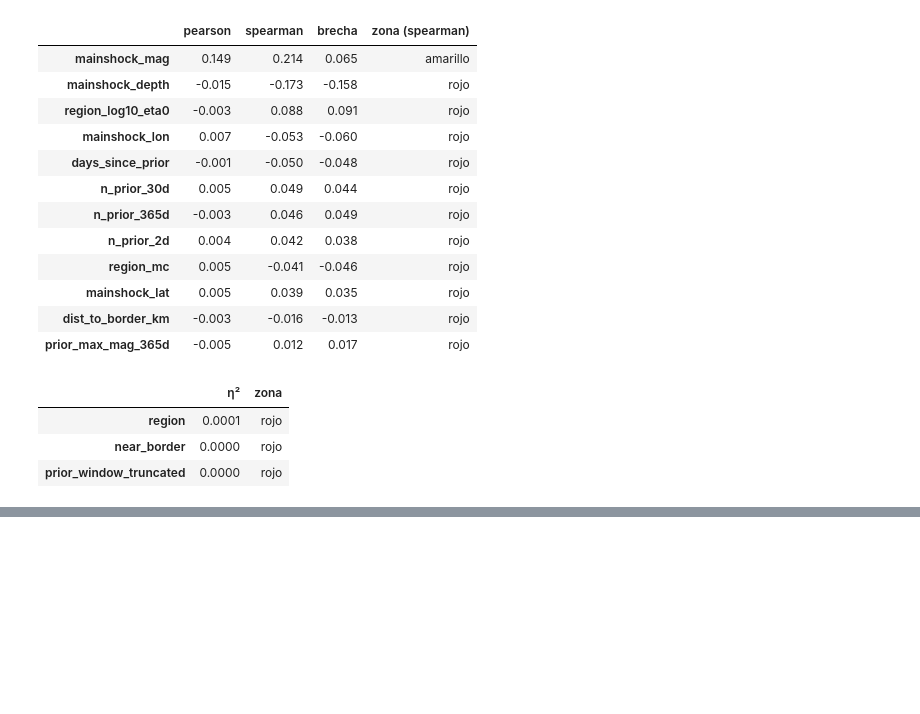
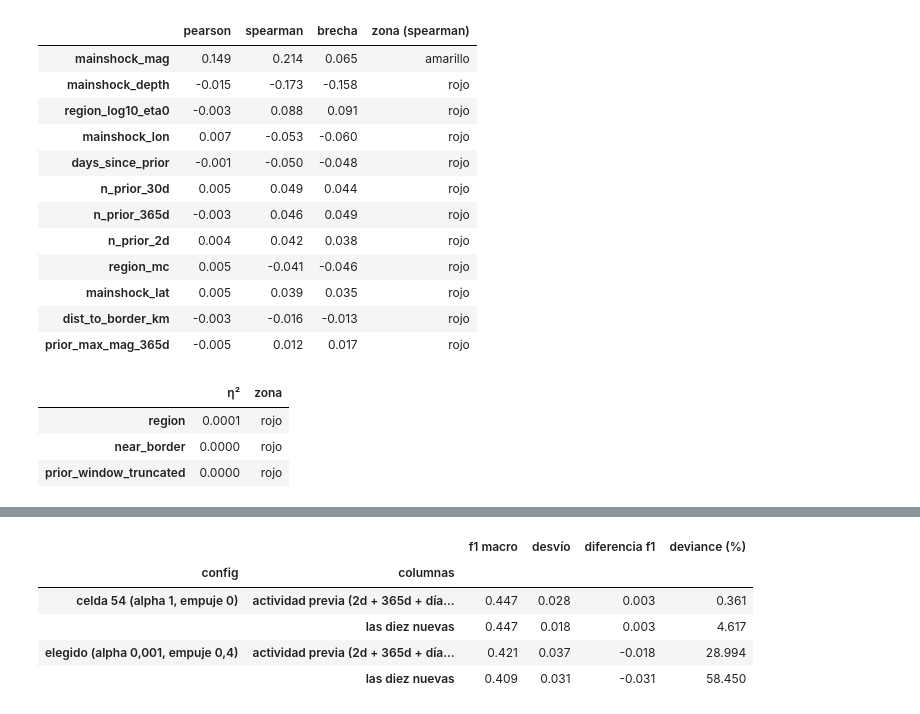
Before and after one commit to ElPacho21/Sismia, a Jupyter notebook: notebooks/Análisis Exploratorio (dataset final).ipynb, the cells around one changed output, grey strips where cells are left out. Drawn from its saved outputs; the diff is of its cells as text; code cells hidden in the pictures; blank space fills up the shorter version.

```diff
--- a/notebooks/Análisis Exploratorio (dataset final).ipynb
+++ b/notebooks/Análisis Exploratorio (dataset final).ipynb
@@ -460,0 +594,19 @@ f1 macro por más que el desvío. La latitud y la longitud se habían descartado
+# %%
+# ¿y juntas?
+grupos = {"actividad previa (2d + 365d + días + máx. mag.)": ["n_prior_2d", "n_prior_365d", "days_since_prior", "prior_max_mag_365d"],
+          "las diez nuevas": NUEVAS}
+filas = []
+for config, (alpha, empuje) in CONFIGS.items():
+    f1_base, dev_base = validar([], alpha, empuje)
+    for nombre, cols in grupos.items():
+        f1, dev = validar(cols, alpha, empuje)
+        filas.append({"config": config, "columnas": nombre, "f1 macro": f1.mean(), "desvío": f1.std(),
+                      "diferencia f1": (f1 - f1_base).mean(), "deviance (%)": ((dev - dev_base) / dev_base).mean() * 100})
+pd.DataFrame(filas).set_index(["config", "columnas"]).round(3)
+# %% [output]
+|  |  | f1 macro | desvío | diferencia f1 | deviance (%) |
+| config | columnas |  |  |  |  |
+| celda 54 (alpha 1, empuje 0) | actividad previa (2d + 365d + día... | 0.447 | 0.028 | 0.003 | 0.361 |
+|  | las diez nuevas | 0.447 | 0.018 | 0.003 | 4.617 |
+| elegido (alpha 0,001, empuje 0,4) | actividad previa (2d + 365d + día... | 0.421 | 0.037 | -0.018 | 28.994 |
+|  | las diez nuevas | 0.409 | 0.031 | -0.031 | 58.450 |
```
Also changed, not shown: parts of 9 cells of this notebook, 14 other files.
